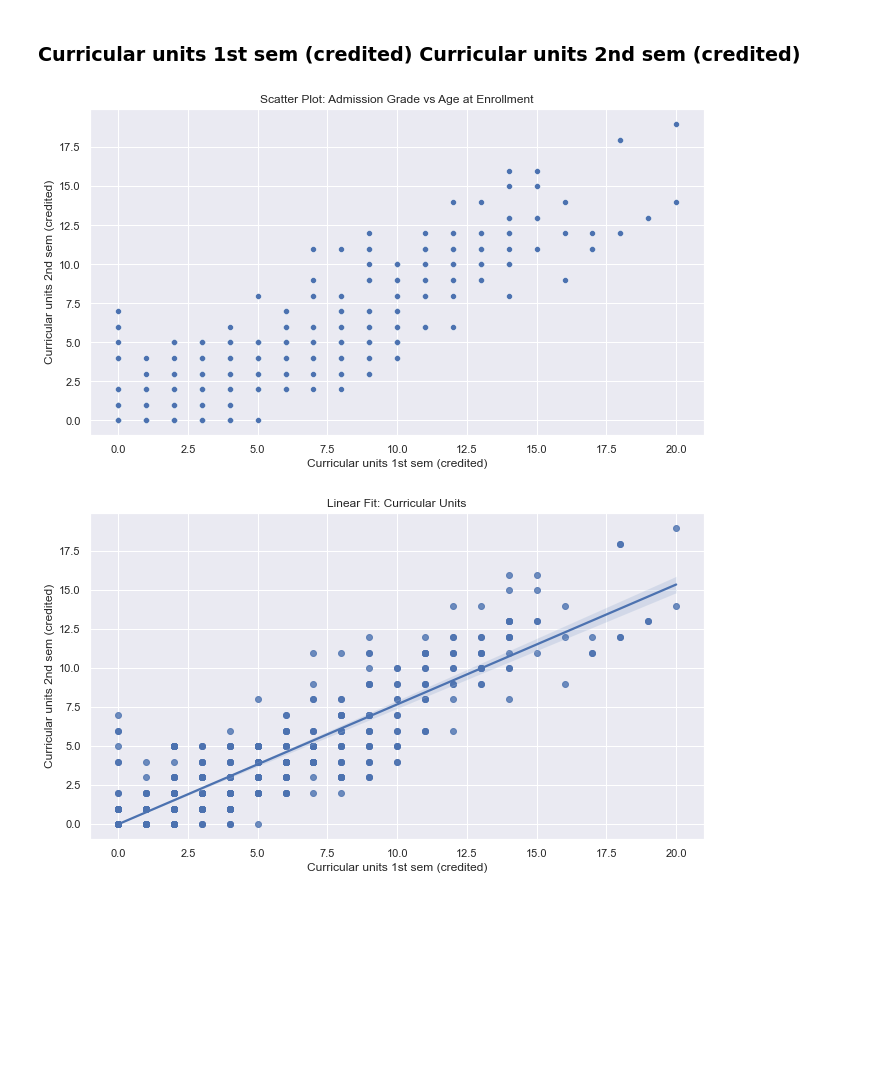
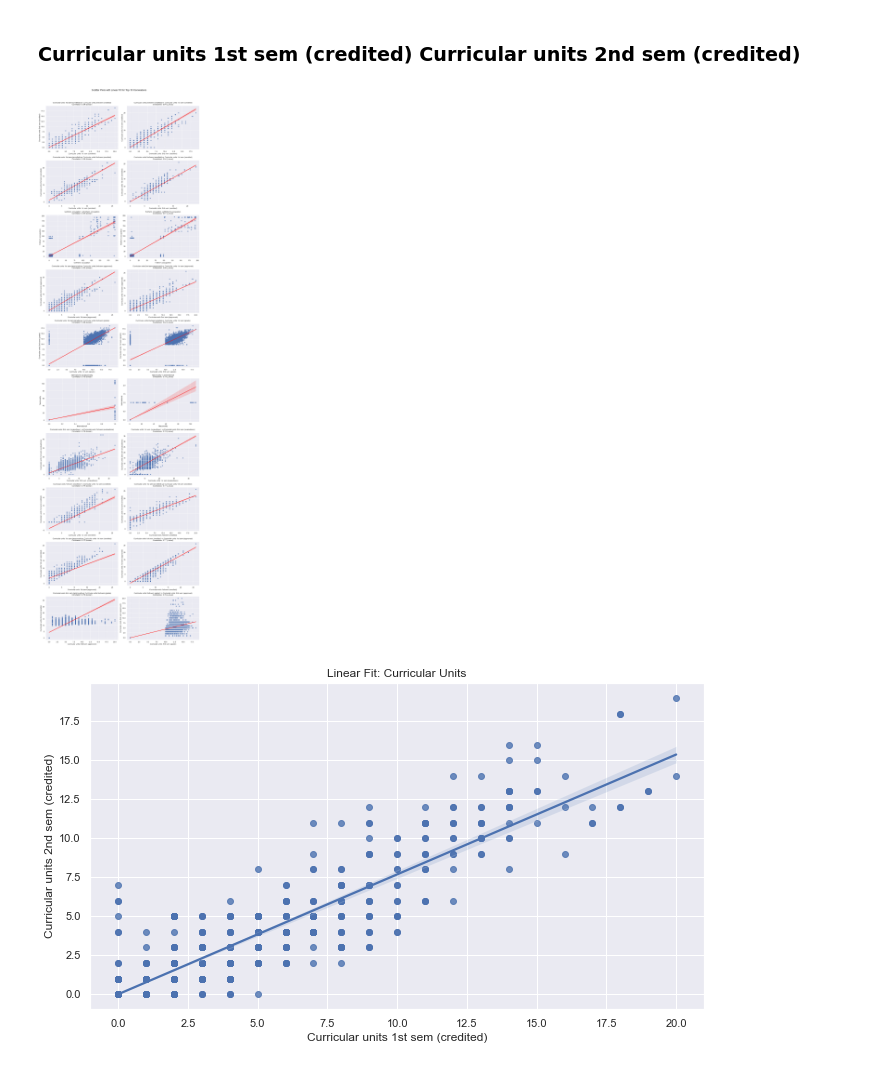
Before and after one commit to nasihbai/DataMining_Student_Assignment20-, a Jupyter notebook: Assignment.ipynb, the cells around one changed output. Drawn from its saved outputs; the diff is of its cells as text; code cells hidden in the pictures; blank space fills up the shorter version.

```diff
--- a/Assignment.ipynb
+++ b/Assignment.ipynb
@@ -292,11 +292,34 @@ plt.show()
 # %% [markdown]
 ### Curricular units 1st sem (credited)	Curricular units 2nd sem (credited)
 # %%
-sns.scatterplot(x=df2['Curricular units 1st sem (credited)'], y=df2['Curricular units 2nd sem (credited)'])
-plt.title("Scatter Plot: Admission Grade vs Age at Enrollment")
+from scipy.stats import pearsonr
+
+# Create scatter plots for the top 5 correlations with linear fit and linearity check
+num_plots = len(top_10_corr)  # Number of correlations to plot
+rows = (num_plots + 1) // 2  # Calculate rows needed for 2 columns
+
+plt.figure(figsize=(15, rows * 5))  # Dynamically adjust the figure size
+
+for i, row in enumerate(top_10_corr.itertuples(), 1):
+    feature1 = row._1  # Feature 1
+    feature2 = row._2  # Feature 2
+
+    # Compute Pearson correlation coefficient
+    correlation, _ = pearsonr(df2[feature1], df2[feature2])
+    linearity = "Linear" if abs(correlation) > 0.7 else "Non-linear"
+
+    # Create a subplot
+    plt.subplot(rows, 2, i)
+    sns.regplot(x=df2[feature1], y=df2[feature2], line_kws={'color': 'red'}, scatter_kws={'alpha': 0.6})
+    plt.title(f'{feature1} vs {feature2}\nCorrelation: {correlation:.2f} ({linearity})')
+    plt.xlabel(feature1)
+    plt.ylabel(feature2)
+
+plt.tight_layout()
+plt.suptitle('Scatter Plots with Linear Fit for Top 10 Correlations', y=1.02, fontsize=16)
 plt.show()
 # %% [output]
-[figure, old version]
+[figure, new version]
 # %%
 sns.regplot(x='Curricular units 1st sem (credited)', y='Curricular units 2nd sem (credited)', data=df2)
 plt.title("Linear Fit: Curricular Units")
```
Also changed, not shown: parts of 12 cells of this notebook, 1 other file.
